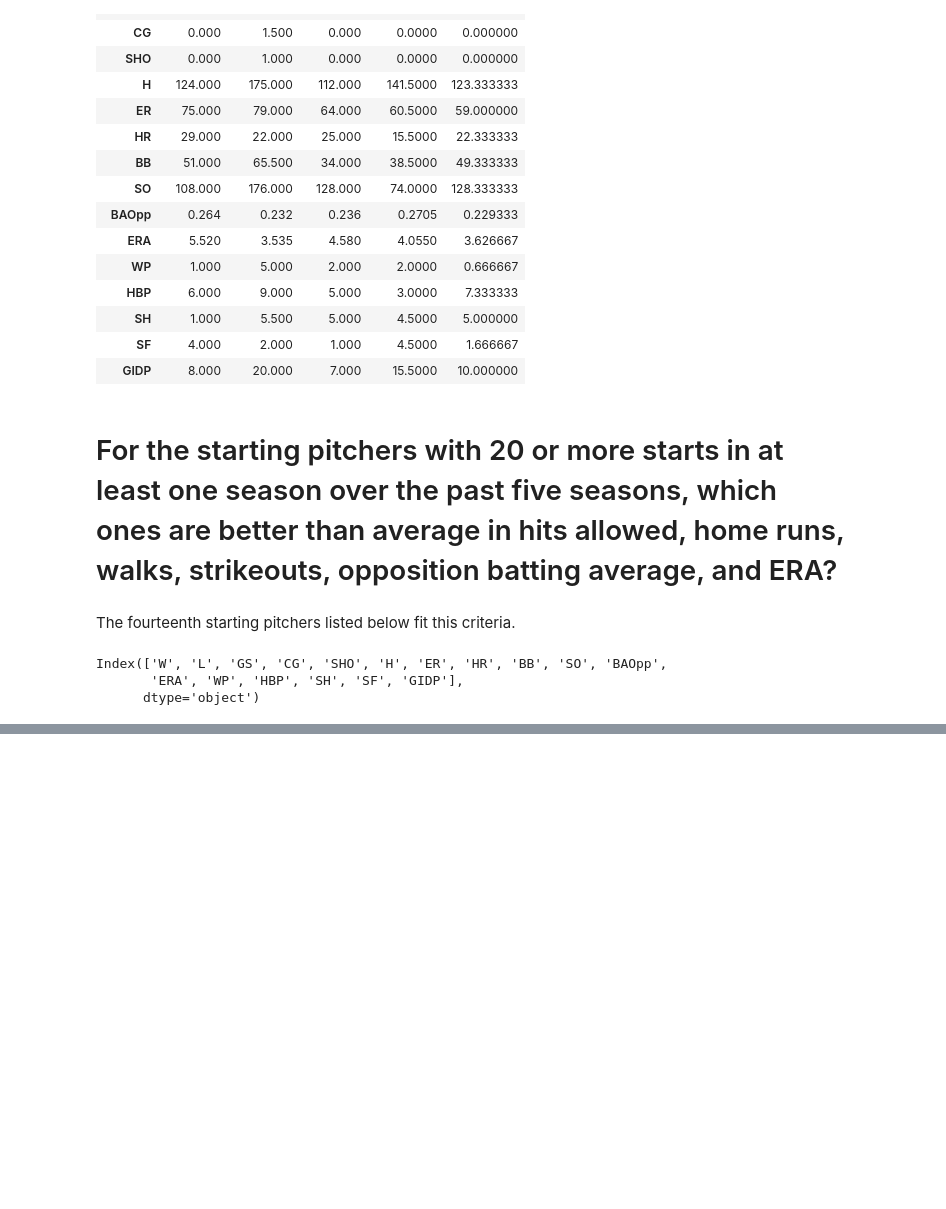
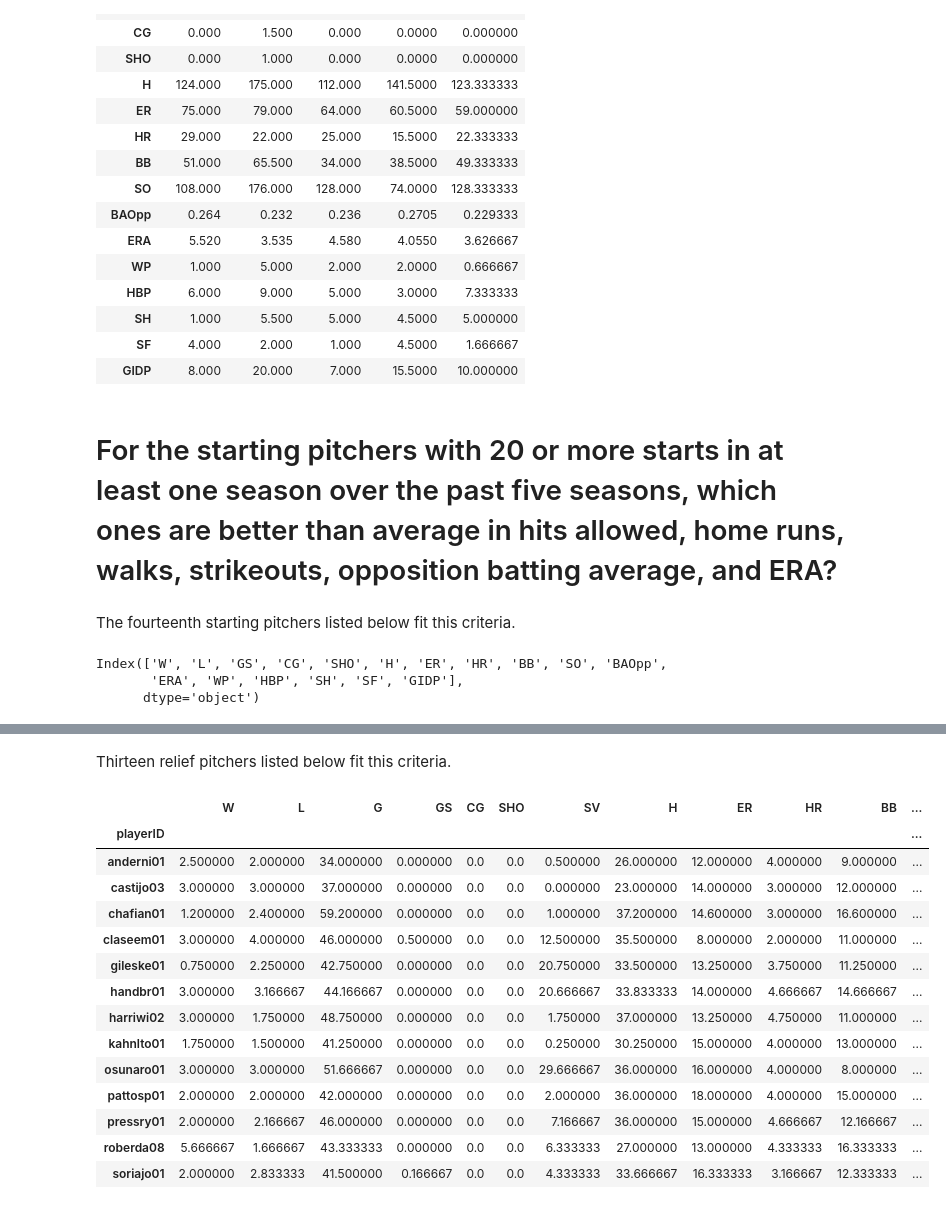
Before and after one commit to dw943893/baseball_predictor, a Jupyter notebook: CAP_EDA.ipynb, the cells around one changed output, grey strips where cells are left out. Cells and saved outputs as stored; diff of their text form; code cells hidden in the pictures; blank space fills up the shorter version.

```diff
--- a/CAP_EDA.ipynb
+++ b/CAP_EDA.ipynb
@@ -628,2 +647,4 @@ KeyError: 'yearID'
 # %%
 pitching_2017_relief = pitching_2017[pitching_2017["GS"] < 5]
+# %%
+pitching_2017_relief_20games = pitching_2017_relief[pitching_2017_relief["G"] >= 20]
@@ -629,0 +673,45 @@ pitching_2017_relief = pitching_2017[pitching_2017["GS"] < 5]
+# %% [markdown]
+Thirteen relief pitchers listed below fit this criteria.
+# %%
+stats = ['W', 'L', 'G', 'GS', 'CG', 'SHO','SV', 'H', 'ER', 'HR', 'BB', 'SO', 'BAOpp', 'ERA', 'WP', 'HBP', 'R','SH', 'SF', 'GIDP']
+
+pitching_2017_relief_20games_avg_stats = pitching_2017_relief_20games.groupby("playerID")[stats].mean()
+# %%
+a = pitching_2017_relief_20games_avg_stats["W"] > 3
+b = pitching_2017_relief_20games_avg_stats["L"] < 2
+c = pitching_2017_relief_20games_avg_stats["G"] > 42
+d = pitching_2017_relief_20games_avg_stats["GS"] > 0
+e = pitching_2017_relief_20games_avg_stats["CG"] == 0
+f = pitching_2017_relief_20games_avg_stats["SHO"] == 0
+g = pitching_2017_relief_20games_avg_stats["SV"] > 4
+h = pitching_2017_relief_20games_avg_stats["H"] < 38
+i = pitching_2017_relief_20games_avg_stats["ER"] < 18
+j = pitching_2017_relief_20games_avg_stats["HR"] < 5
+k = pitching_2017_relief_20games_avg_stats["BB"] < 17
+l = pitching_2017_relief_20games_avg_stats["SO"] > 45
+m = pitching_2017_relief_20games_avg_stats["BAOpp"] < 0.235
+n = pitching_2017_relief_20games_avg_stats["ERA"] < 4.03
+o = pitching_2017_relief_20games_avg_stats["WP"] < 2
+p = pitching_2017_relief_20games_avg_stats["HBP"] < 2
+q = pitching_2017_relief_20games_avg_stats["R"] < 20
+r = pitching_2017_relief_20games_avg_stats["SH"] < 1
+s = pitching_2017_relief_20games_avg_stats["SF"] < 1
+t = pitching_2017_relief_20games_avg_stats["GIDP"] > 3
+# %%
+pitching_2017_relief_20games_avg_stats[h & j & k & l & m & n]
+# %% [output]
+|  | W | L | G | GS | CG | SHO | SV | H | ER | HR | BB | ... |
+| playerID |  |  |  |  |  |  |  |  |  |  |  | ... |
+| anderni01 | 2.500000 | 2.000000 | 34.000000 | 0.000000 | 0.0 | 0.0 | 0.500000 | 26.000000 | 12.000000 | 4.000000 | 9.000000 | ... |
+| castijo03 | 3.000000 | 3.000000 | 37.000000 | 0.000000 | 0.0 | 0.0 | 0.000000 | 23.000000 | 14.000000 | 3.000000 | 12.000000 | ... |
+| chafian01 | 1.200000 | 2.400000 | 59.200000 | 0.000000 | 0.0 | 0.0 | 1.000000 | 37.200000 | 14.600000 | 3.000000 | 16.600000 | ... |
+| claseem01 | 3.000000 | 4.000000 | 46.000000 | 0.500000 | 0.0 | 0.0 | 12.500000 | 35.500000 | 8.000000 | 2.000000 | 11.000000 | ... |
+| gileske01 | 0.750000 | 2.250000 | 42.750000 | 0.000000 | 0.0 | 0.0 | 20.750000 | 33.500000 | 13.250000 | 3.750000 | 11.250000 | ... |
+| handbr01 | 3.000000 | 3.166667 | 44.166667 | 0.000000 | 0.0 | 0.0 | 20.666667 | 33.833333 | 14.000000 | 4.666667 | 14.666667 | ... |
+| harriwi02 | 3.000000 | 1.750000 | 48.750000 | 0.000000 | 0.0 | 0.0 | 1.750000 | 37.000000 | 13.250000 | 4.750000 | 11.000000 | ... |
+| kahnlto01 | 1.750000 | 1.500000 | 41.250000 | 0.000000 | 0.0 | 0.0 | 0.250000 | 30.250000 | 15.000000 | 4.000000 | 13.000000 | ... |
+| osunaro01 | 3.000000 | 3.000000 | 51.666667 | 0.000000 | 0.0 | 0.0 | 29.666667 | 36.000000 | 16.000000 | 4.000000 | 8.000000 | ... |
+| pattosp01 | 2.000000 | 2.000000 | 42.000000 | 0.000000 | 0.0 | 0.0 | 2.000000 | 36.000000 | 18.000000 | 4.000000 | 15.000000 | ... |
+| pressry01 | 2.000000 | 2.166667 | 46.000000 | 0.000000 | 0.0 | 0.0 | 7.166667 | 36.000000 | 15.000000 | 4.666667 | 12.166667 | ... |
+| roberda08 | 5.666667 | 1.666667 | 43.333333 | 0.000000 | 0.0 | 0.0 | 6.333333 | 27.000000 | 13.000000 | 4.333333 | 16.333333 | ... |
+| soriajo01 | 2.000000 | 2.833333 | 41.500000 | 0.166667 | 0.0 | 0.0 | 4.333333 | 33.666667 | 16.333333 | 3.166667 | 12.333333 | ... |
```
Also changed, not shown: parts of 17 cells of this notebook.
